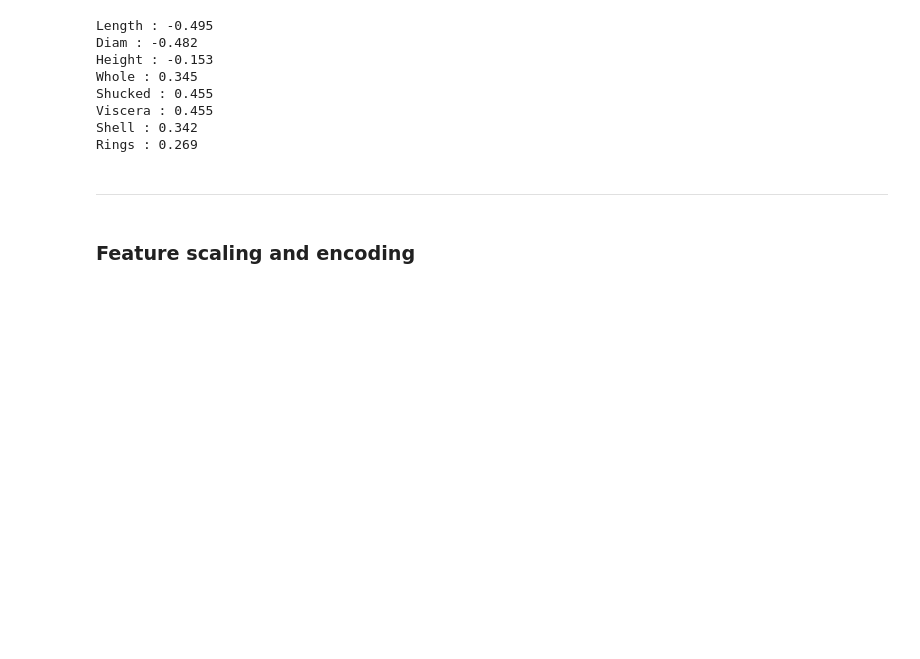
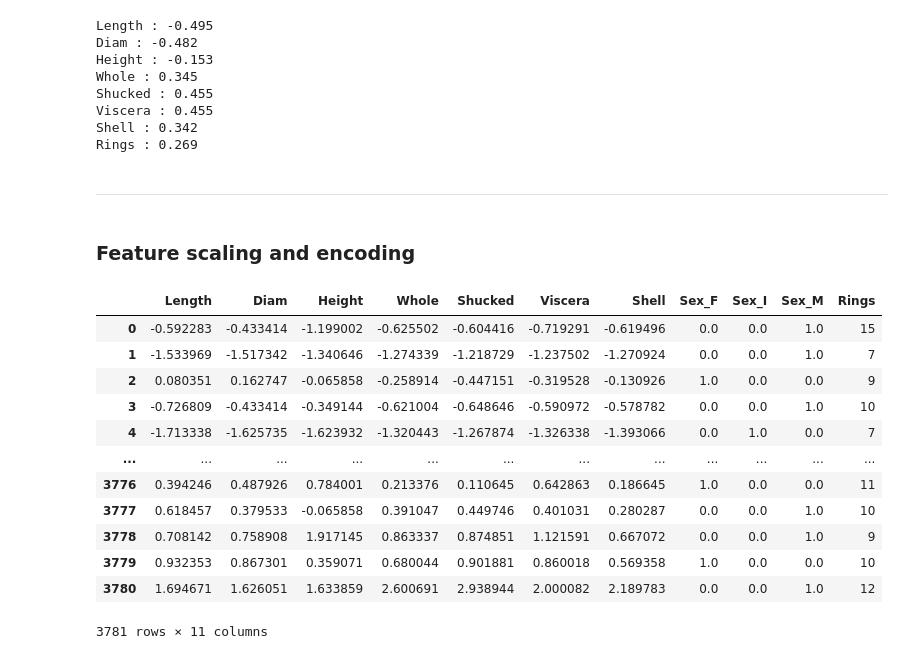
Before and after one commit to NabilAouidad/Abalone-Age-Prediction, a Jupyter notebook: processing.ipynb, the cells around one changed output. Drawn from its saved outputs; the diff is of its cells as text; code cells hidden in the pictures; blank space fills up the shorter version.

Commit message:
Finished preprocessing and created the appropriate data file

```diff
--- a/processing.ipynb
+++ b/processing.ipynb
@@ -105,7 +106,42 @@ Shell : 0.342
 Rings : 0.269
 # %%
 abaloneFiltered.reset_index(drop = True, inplace = True)
+# %%
+numericalFeatures = abaloneFiltered.describe(include = np.number).columns.drop("Rings").tolist()
+categoricalFeatures = abaloneFiltered.describe(include = np.object_).columns.tolist()
+target = "Rings"
+
+cat_df = abaloneFiltered[categoricalFeatures]
+num_df = abaloneFiltered[numericalFeatures]
+y = abaloneFiltered[target]
 # %% [markdown]
 ---------------
 # %% [markdown]
 ### Feature scaling and encoding
+# %%
+#Feature scaling
+sc = StandardScaler()
+num_df_std = pd.DataFrame(sc.fit_transform(num_df), columns = numericalFeatures)
+
+#Encoding
+oh_encoder = OneHotEncoder(sparse_output = False)
+cat_df_encoded = pd.DataFrame(oh_encoder.fit_transform(cat_df))
+new_feature_names = list(oh_encoder.get_feature_names_out(categoricalFeatures))
+cat_df_encoded.columns = new_feature_names
+# %%
+processed_df = pd.concat([num_df_std, cat_df_encoded, y], axis = 1)
+processed_df
+# %% [output]
+|  | Length | Diam | Height | Whole | Shucked | Viscera | Shell | Sex_F | Sex_I | Sex_M | Rings |
+| 0 | -0.592283 | -0.433414 | -1.199002 | -0.625502 | -0.604416 | -0.719291 | -0.619496 | 0.0 | 0.0 | 1.0 | 15 |
+| 1 | -1.533969 | -1.517342 | -1.340646 | -1.274339 | -1.218729 | -1.237502 | -1.270924 | 0.0 | 0.0 | 1.0 | 7 |
+| 2 | 0.080351 | 0.162747 | -0.065858 | -0.258914 | -0.447151 | -0.319528 | -0.130926 | 1.0 | 0.0 | 0.0 | 9 |
+| 3 | -0.726809 | -0.433414 | -0.349144 | -0.621004 | -0.648646 | -0.590972 | -0.578782 | 0.0 | 0.0 | 1.0 | 10 |
+| 4 | -1.713338 | -1.625735 | -1.623932 | -1.320443 | -1.267874 | -1.326338 | -1.393066 | 0.0 | 1.0 | 0.0 | 7 |
+| ... | ... | ... | ... | ... | ... | ... | ... | ... | ... | ... | ... |
+| 3776 | 0.394246 | 0.487926 | 0.784001 | 0.213376 | 0.110645 | 0.642863 | 0.186645 | 1.0 | 0.0 | 0.0 | 11 |
+| 3777 | 0.618457 | 0.379533 | -0.065858 | 0.391047 | 0.449746 | 0.401031 | 0.280287 | 0.0 | 0.0 | 1.0 | 10 |
+| 3778 | 0.708142 | 0.758908 | 1.917145 | 0.863337 | 0.874851 | 1.121591 | 0.667072 | 0.0 | 0.0 | 1.0 | 9 |
+| 3779 | 0.932353 | 0.867301 | 0.359071 | 0.680044 | 0.901881 | 0.860018 | 0.569358 | 1.0 | 0.0 | 0.0 | 10 |
+| 3780 | 1.694671 | 1.626051 | 1.633859 | 2.600691 | 2.938944 | 2.000082 | 2.189783 | 0.0 | 0.0 | 1.0 | 12 |
+3781 rows × 11 columns
```
Also changed, not shown: parts of 2 cells of this notebook.
